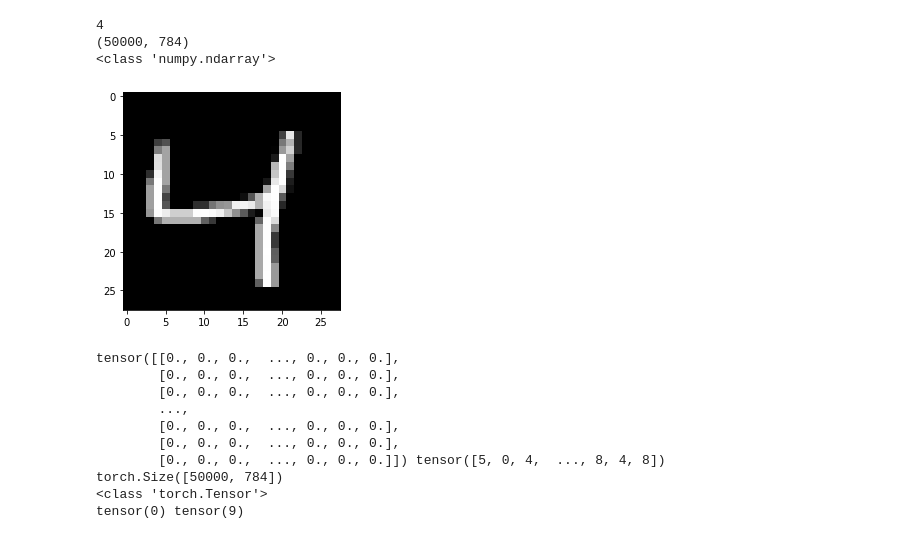
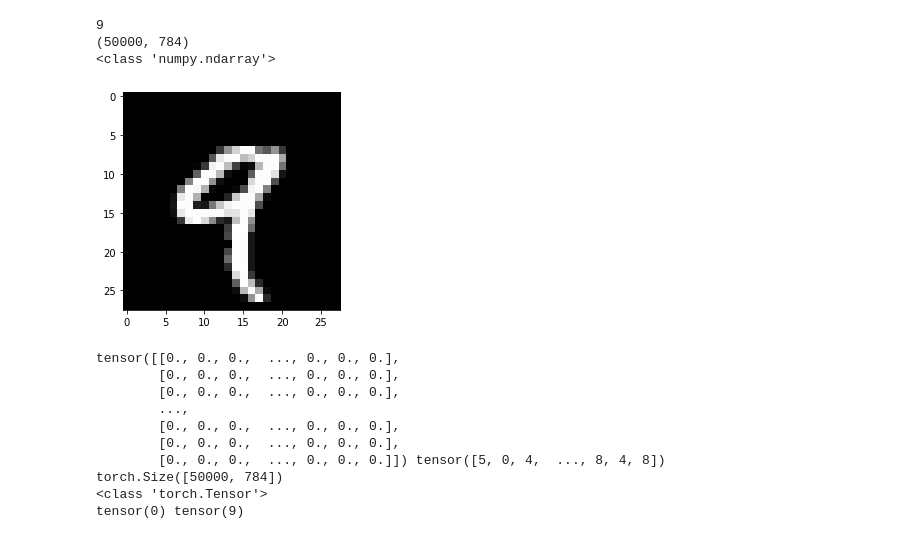
Before and after one commit to pankajksingh/play, a Jupyter notebook: src/cnn/nn_tutorial_cnn.ipynb, the cells around one changed output. Drawn from its saved outputs; the diff is of its cells as text; code cells hidden in the pictures.

```diff
--- a/src/cnn/nn_tutorial_cnn.ipynb
+++ b/src/cnn/nn_tutorial_cnn.ipynb
@@ -33,17 +33,17 @@ with gzip.open((PATH / FILENAME).as_posix(), "rb") as f:
     ( (x_train, y_train), (x_valid, y_valid), _) = pickle.load(f, encoding = "latin-1")
 # %%
 #plot sample numpy array as image
-sample_index = 2
+sample_index = 4
 
 pyplot.imshow(x_train[sample_index].reshape((28,28)),cmap="gray")
 print(y_train[sample_index])
 print(x_train.shape)
 print(type(x_train))
 # %% [output]
-4
+9
 (50000, 784)
 <class 'numpy.ndarray'>
-[figure, old version]
+[figure, new version]
 # %%
 #transform numpy into tensors
 
```
Also changed, not shown: parts of 10 cells of this notebook.
